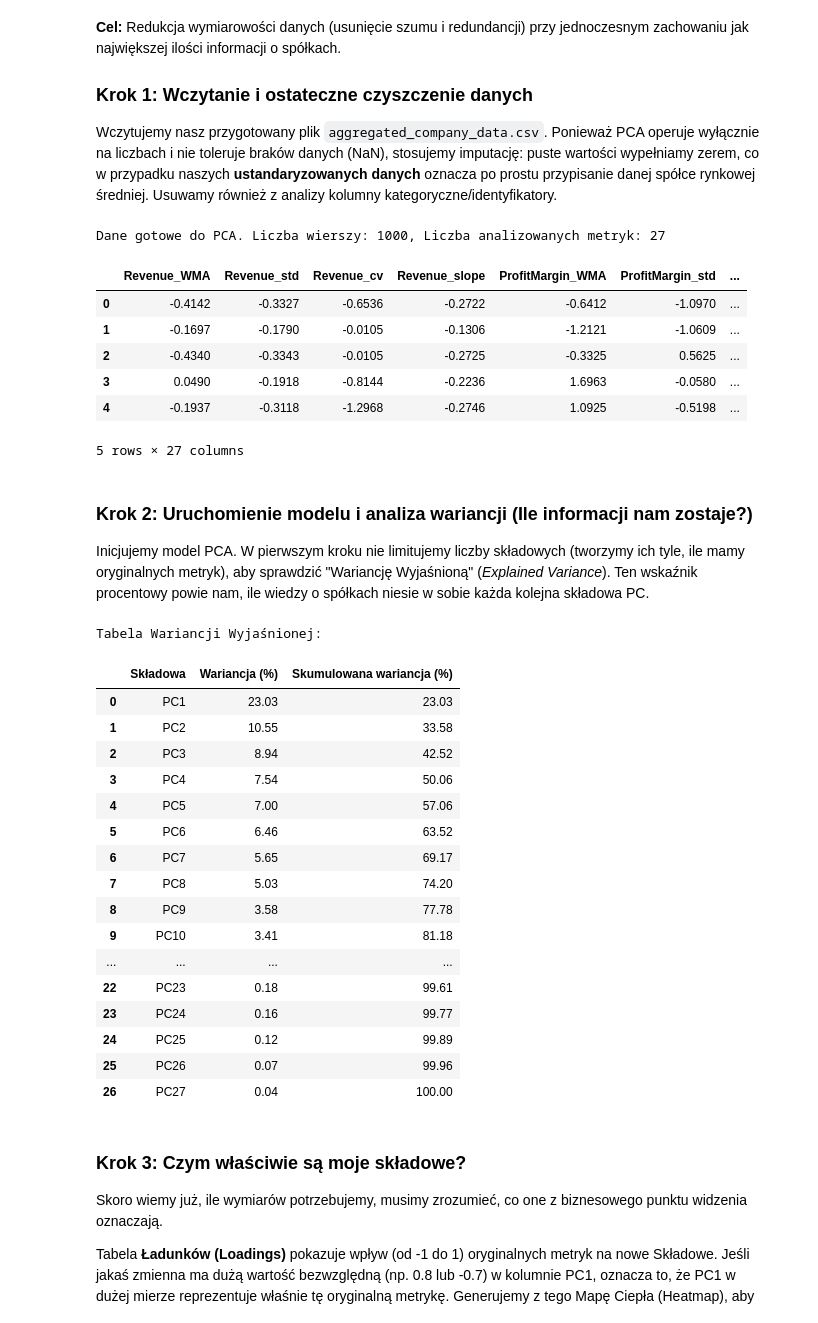
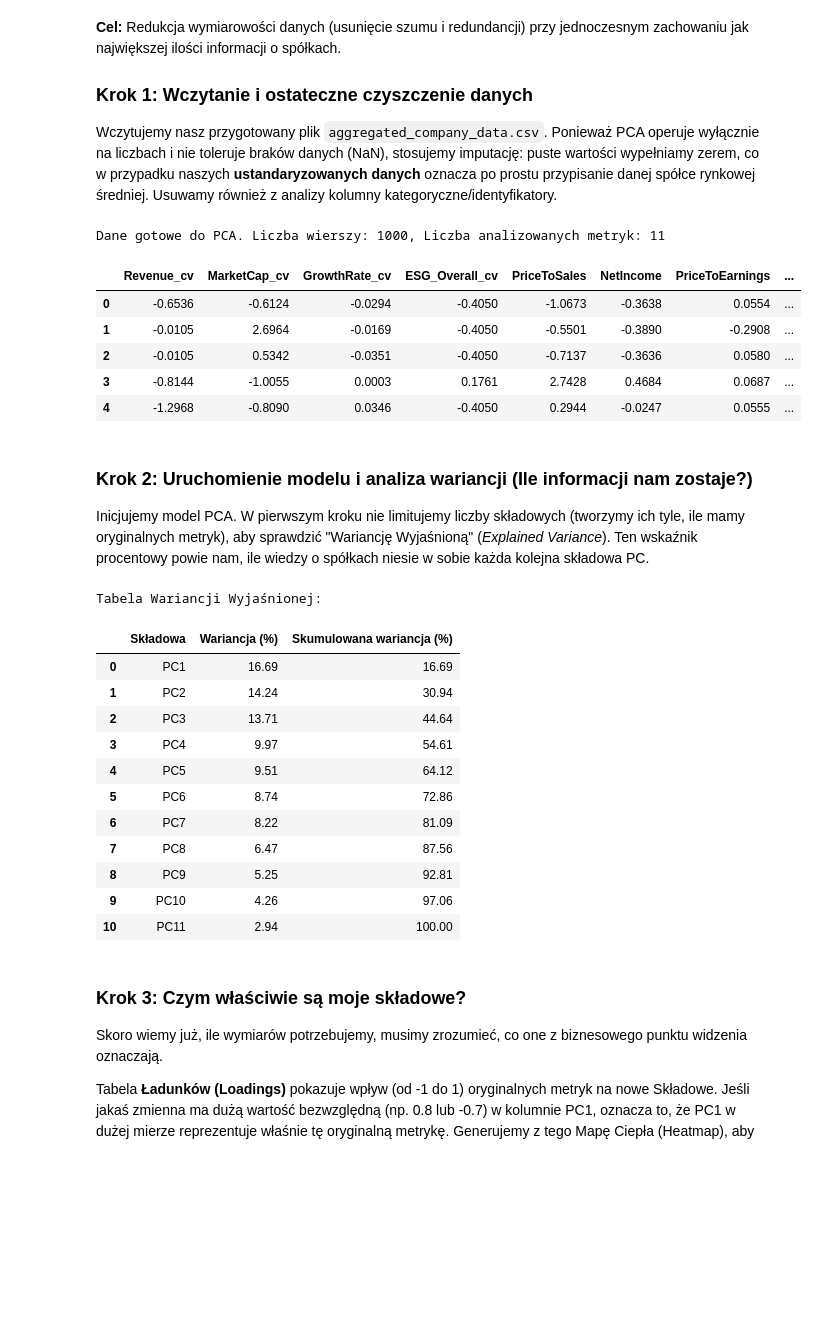
Before and after one commit to Wojciech-Majchrowski-23/MSiD_Project, a Jupyter notebook: src/pca.ipynb, the cells around one changed output. Cells and saved outputs as stored; diff of their text form; code cells hidden in the pictures; blank space fills up the shorter version.

```diff
--- a/src/pca.ipynb
+++ b/src/pca.ipynb
@@ -8,32 +8,56 @@ Wczytujemy nasz przygotowany plik `aggregated_company_data.csv`. Ponieważ PCA o
 # %%
 import pandas as pd
 import numpy as np
 from sklearn.decomposition import PCA
 import matplotlib.pyplot as plt
 from pathlib import Path
 import seaborn as sns
 
 LOCAL_FOLDER = Path.cwd().parent / "local_folder"
-df_pca = pd.read_csv( LOCAL_FOLDER / 'aggregated_company_data.csv')
+df_pca = pd.read_csv(LOCAL_FOLDER / 'aggregated_company_data.csv')
 
 df_pca = df_pca.replace([np.inf, -np.inf], np.nan)
 df_pca = df_pca.fillna(0)
 
-cols_to_drop = ['CompanyID', 'CompanyName', 'Industry', 'Region', 'Year']
+# --- NOWA LOGIKA WYBORU KOLUMN ---
 
-X = df_pca.drop(columns=cols_to_drop, errors='ignore')
+# 1. Definiujemy sztywną listę konkretnych metryk
+explicit_columns = [
+    'PriceToSales',
+    'NetIncome',
+    'PriceToEarnings',
+    'EarningsYield',
+    'Risk-AdjustedGrowth',
+    'Earnings-to-Growth',
+    'ESG_Signal-to-Noise'
+]
+
+# 2. Automatycznie wyszukujemy wszystkie kolumny, których nazwa kończy się na "_cv"
+cv_columns = [col for col in df_pca.columns if str(col).endswith('_cv') and not str(col) == 'ProfitMargin_cv' and not str(col) == 'ESG_Signal-to-Noise']
+
+# 3. Łączymy obie listy w jeden ostateczny zbiór
+columns_to_keep = cv_columns + explicit_columns
+
+# 4. Zabezpieczenie (opcjonalne, ale bardzo polecane w dobrym kodzie):
+# Wybieramy z naszej listy tylko te kolumny, które faktycznie istnieją w tabeli.
+# Zapobiega to błędom, gdyby np. ktoś zmienił nazwę kolumny we wcześniejszym pliku.
+final_columns = [col for col in columns_to_keep if col in df_pca.columns]
+
+# Wycinamy z oryginalnej tabeli tylko to, co nas interesuje
+X = df_pca[final_columns]
+
+# ---------------------------------
 
 print(f"Dane gotowe do PCA. Liczba wierszy: {X.shape[0]}, Liczba analizowanych metryk: {X.shape[1]}")
 display(X.head())
 # %% [output]
-Dane gotowe do PCA. Liczba wierszy: 1000, Liczba analizowanych metryk: 27
+Dane gotowe do PCA. Liczba wierszy: 1000, Liczba analizowanych metryk: 11
-|  | Revenue_WMA | Revenue_std | Revenue_cv | Revenue_slope | ProfitMargin_WMA | ProfitMargin_std | ... |
-| 0 | -0.4142 | -0.3327 | -0.6536 | -0.2722 | -0.6412 | -1.0970 | ... |
-| 1 | -0.1697 | -0.1790 | -0.0105 | -0.1306 | -1.2121 | -1.0609 | ... |
-| 2 | -0.4340 | -0.3343 | -0.0105 | -0.2725 | -0.3325 | 0.5625 | ... |
-| 3 | 0.0490 | -0.1918 | -0.8144 | -0.2236 | 1.6963 | -0.0580 | ... |
-| 4 | -0.1937 | -0.3118 | -1.2968 | -0.2746 | 1.0925 | -0.5198 | ... |
+|  | Revenue_cv | MarketCap_cv | GrowthRate_cv | ESG_Overall_cv | PriceToSales | NetIncome | PriceToEarnings | ... |
+| 0 | -0.6536 | -0.6124 | -0.0294 | -0.4050 | -1.0673 | -0.3638 | 0.0554 | ... |
+| 1 | -0.0105 | 2.6964 | -0.0169 | -0.4050 | -0.5501 | -0.3890 | -0.2908 | ... |
+| 2 | -0.0105 | 0.5342 | -0.0351 | -0.4050 | -0.7137 | -0.3636 | 0.0580 | ... |
+| 3 | -0.8144 | -1.0055 | 0.0003 | 0.1761 | 2.7428 | 0.4684 | 0.0687 | ... |
+| 4 | -1.2968 | -0.8090 | 0.0346 | -0.4050 | 0.2944 | -0.0247 | 0.0555 | ... |
-5 rows × 27 columns
 # %% [markdown]
 ### Krok 2: Uruchomienie modelu i analiza wariancji (Ile informacji nam zostaje?)
 Inicjujemy model PCA. W pierwszym kroku nie limitujemy liczby składowych (tworzymy ich tyle, ile mamy oryginalnych metryk), aby sprawdzić "Wariancję Wyjaśnioną" (*Explained Variance*). Ten wskaźnik procentowy powie nam, ile wiedzy o spółkach niesie w sobie każda kolejna składowa PC.
@@ -56,22 +80,17 @@ display(pca_summary.round(2))
 # %% [output]
 Tabela Wariancji Wyjaśnionej:
 |  | Składowa | Wariancja (%) | Skumulowana wariancja (%) |
-| 0 | PC1 | 23.03 | 23.03 |
-| 1 | PC2 | 10.55 | 33.58 |
-| 2 | PC3 | 8.94 | 42.52 |
-| 3 | PC4 | 7.54 | 50.06 |
-| 4 | PC5 | 7.00 | 57.06 |
-| 5 | PC6 | 6.46 | 63.52 |
-| 6 | PC7 | 5.65 | 69.17 |
-| 7 | PC8 | 5.03 | 74.20 |
-| 8 | PC9 | 3.58 | 77.78 |
-| 9 | PC10 | 3.41 | 81.18 |
-| ... | ... | ... | ... |
-| 22 | PC23 | 0.18 | 99.61 |
-| 23 | PC24 | 0.16 | 99.77 |
-| 24 | PC25 | 0.12 | 99.89 |
-| 25 | PC26 | 0.07 | 99.96 |
-| 26 | PC27 | 0.04 | 100.00 |
+| 0 | PC1 | 16.69 | 16.69 |
+| 1 | PC2 | 14.24 | 30.94 |
+| 2 | PC3 | 13.71 | 44.64 |
+| 3 | PC4 | 9.97 | 54.61 |
+| 4 | PC5 | 9.51 | 64.12 |
+| 5 | PC6 | 8.74 | 72.86 |
+| 6 | PC7 | 8.22 | 81.09 |
+| 7 | PC8 | 6.47 | 87.56 |
+| 8 | PC9 | 5.25 | 92.81 |
+| 9 | PC10 | 4.26 | 97.06 |
+| 10 | PC11 | 2.94 | 100.00 |
 # %% [markdown]
 ### Krok 3: Czym właściwie są moje składowe?
 Skoro wiemy już, ile wymiarów potrzebujemy, musimy zrozumieć, co one z biznesowego punktu widzenia oznaczają.
```
Also changed, not shown: parts of 1 cell of this notebook.
